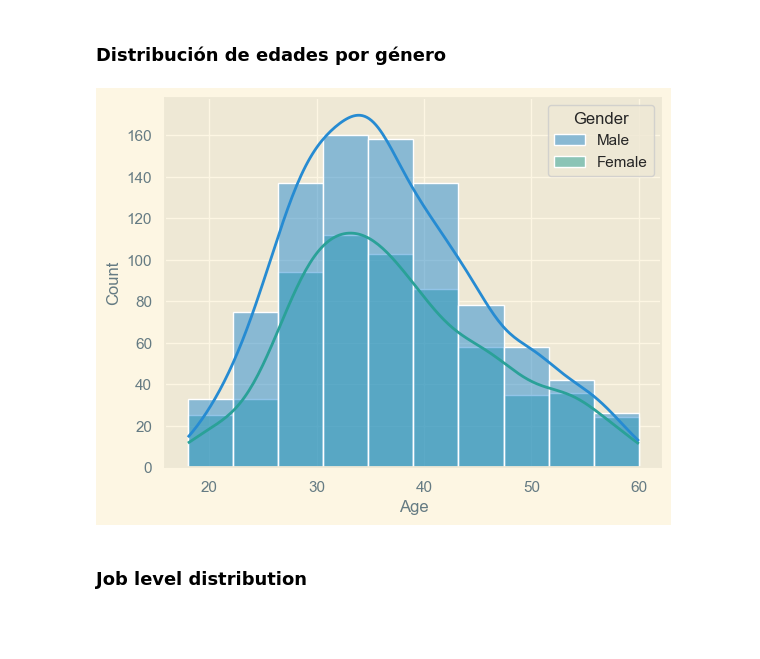
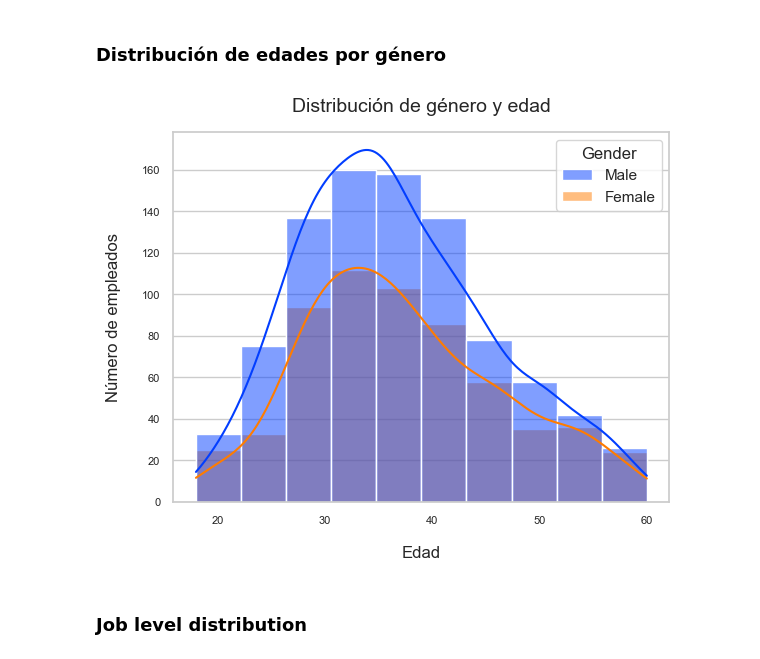
Before and after one commit to Adalab/proyecto-da-promo-F-modulo-3-team-6, a Jupyter notebook: Graphics/graphics.ipynb, the cells around one changed output. Cells and saved outputs as stored; diff of their text form; code cells hidden in the pictures; blank space fills up the shorter version.

```diff
--- a/Graphics/graphics.ipynb
+++ b/Graphics/graphics.ipynb
@@ -31,15 +33,23 @@ df.head()
 # GRÁFICOS PRESENTACIÓN BBDD
 # %% [markdown]
 ### Distribución de edades por género
-# %%
-sns.histplot(x = "Age",
-             data = df,
-             hue = 'Gender',
-             color = "violet",
-             kde = True,
-             bins = 10 );
-# %% [output]
-[figure, removed]
+# %%
+sns.histplot(x = "Age",
+             data = df,
+             hue = 'Gender',
+             kde = True,
+             palette="bright",
+             bins = 10)
+
+plt.grid(False)
+plt.xlabel('Edad', labelpad=15, fontsize=12)
+plt.ylabel('Número de empleados', labelpad=15, fontsize=12),
+plt.xticks(fontsize=8),
+plt.yticks(fontsize=8),
+plt.grid(axis='y')
+plt.title('Distribución de género y edad', pad=15, fontsize=14);
+# %% [output]
+[figure, added]
 # %% [markdown]
 ### Job level distribution
 # %%
```
Also changed, not shown: parts of 18 cells of this notebook, 6 other files.
